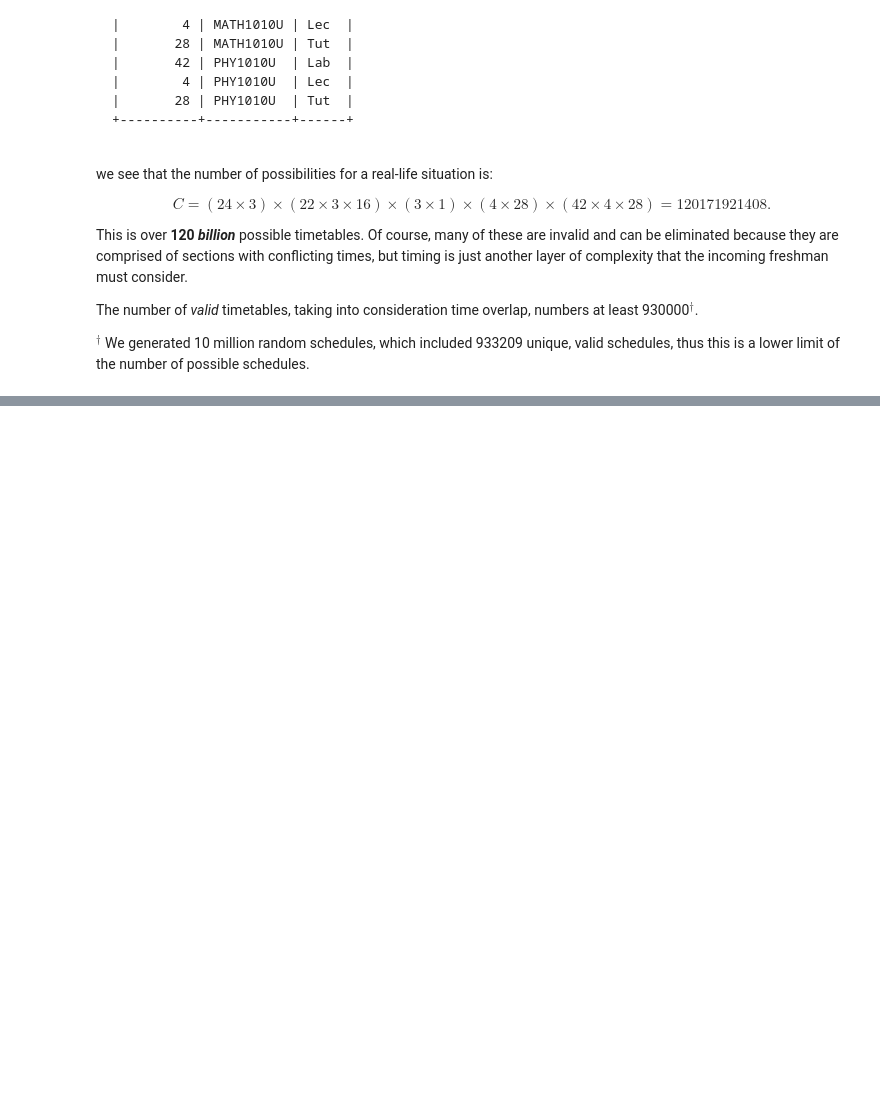
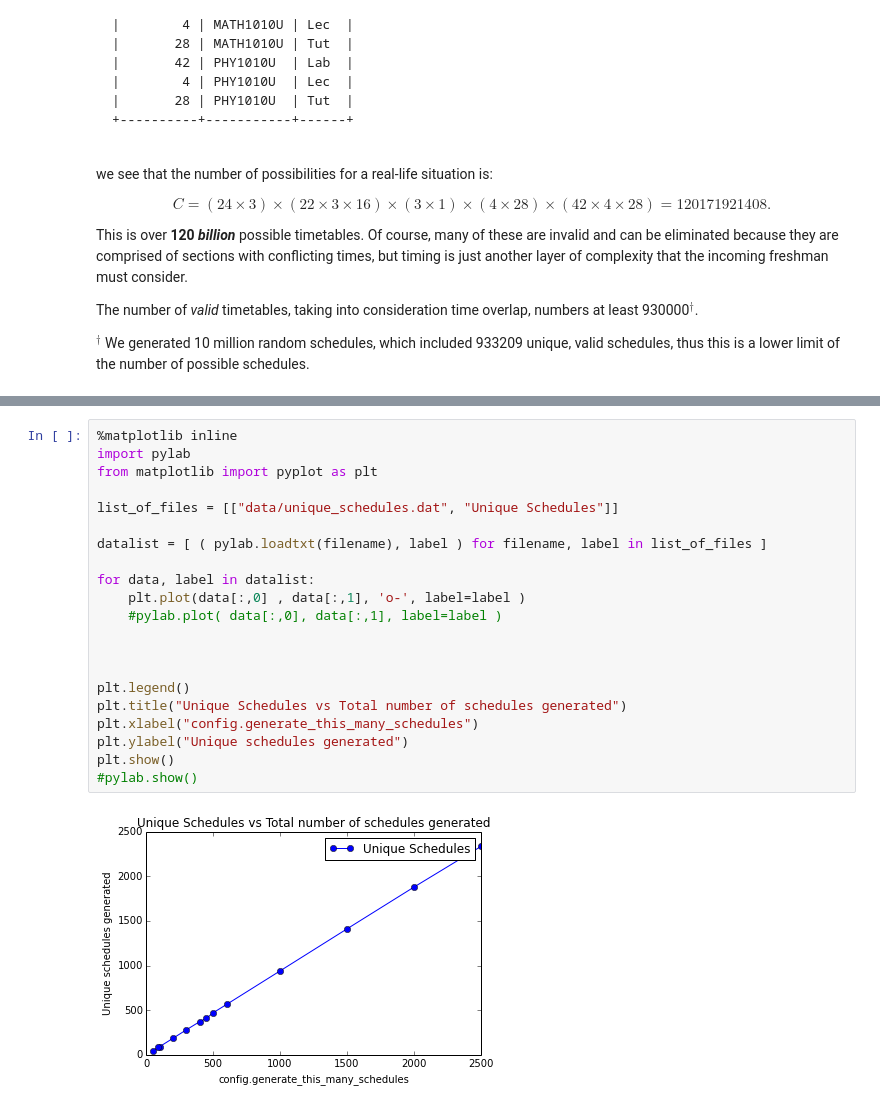
Before and after one commit to millskyle/Interval-Scheduling-Algorithm-with-Applied-Constraints, a Jupyter notebook: documentation/Explanation.ipynb, the cells around one changed output, grey strips where cells are left out. Saved outputs shown, nothing was run; the diff lists cells and outputs as text; blank space fills up the shorter version.

```diff
--- a/documentation/Explanation.ipynb
+++ b/documentation/Explanation.ipynb
@@ -79,0 +100,23 @@ NameError: name 'list_of_files' is not defined
+# %%
+%matplotlib inline
+import pylab
+from matplotlib import pyplot as plt
+
+list_of_files = [["data/unique_schedules.dat", "Unique Schedules"]]
+
+datalist = [ ( pylab.loadtxt(filename), label ) for filename, label in list_of_files ]
+
+for data, label in datalist:
+    plt.plot(data[:,0] , data[:,1], 'o-', label=label )
+    #pylab.plot( data[:,0], data[:,1], label=label )
+
+
+
+plt.legend()
+plt.title("Unique Schedules vs Total number of schedules generated")
+plt.xlabel("config.generate_this_many_schedules")
+plt.ylabel("Unique schedules generated")
+plt.show()
+#pylab.show()
+# %% [output]
+[figure, added]
```
Also changed, not shown: parts of 4 cells of this notebook.
